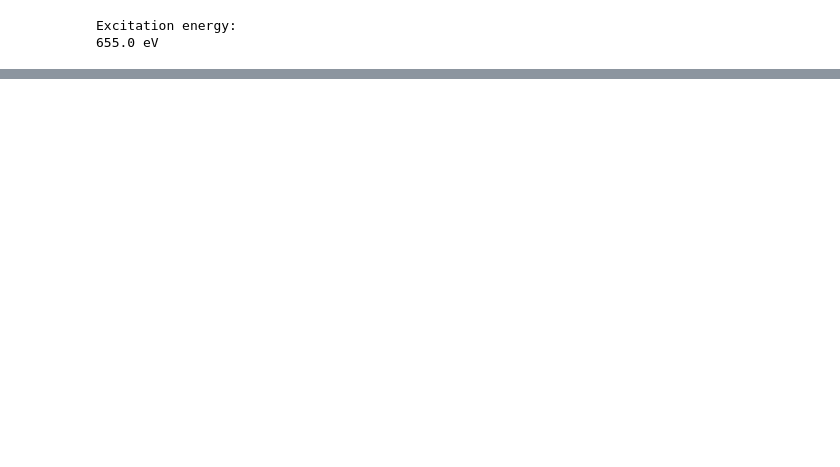
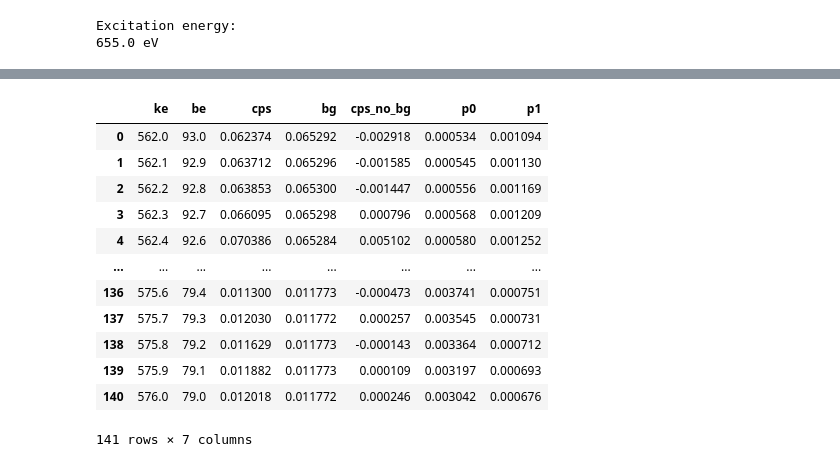
Before and after one commit to picklerixs/meitner, a Jupyter notebook: test.ipynb, the cells around one changed output, grey strips where cells are left out. Cells and saved outputs as stored; diff of their text form; code cells hidden in the pictures; blank space fills up the shorter version.

```diff
--- a/test.ipynb
+++ b/test.ipynb
@@ -20,3 +33,19 @@ x.plot_survey(keys_list=['Au'])
+# %%
+df
+# %% [output]
+|  | ke | be | cps | bg | cps_no_bg | p0 | p1 |
+| 0 | 562.0 | 93.0 | 0.062374 | 0.065292 | -0.002918 | 0.000534 | 0.001094 |
+| 1 | 562.1 | 92.9 | 0.063712 | 0.065296 | -0.001585 | 0.000545 | 0.001130 |
+| 2 | 562.2 | 92.8 | 0.063853 | 0.065300 | -0.001447 | 0.000556 | 0.001169 |
+| 3 | 562.3 | 92.7 | 0.066095 | 0.065298 | 0.000796 | 0.000568 | 0.001209 |
+| 4 | 562.4 | 92.6 | 0.070386 | 0.065284 | 0.005102 | 0.000580 | 0.001252 |
+| ... | ... | ... | ... | ... | ... | ... | ... |
+| 136 | 575.6 | 79.4 | 0.011300 | 0.011773 | -0.000473 | 0.003741 | 0.000751 |
+| 137 | 575.7 | 79.3 | 0.012030 | 0.011772 | 0.000257 | 0.003545 | 0.000731 |
+| 138 | 575.8 | 79.2 | 0.011629 | 0.011773 | -0.000143 | 0.003364 | 0.000712 |
+| 139 | 575.9 | 79.1 | 0.011882 | 0.011773 | 0.000109 | 0.003197 | 0.000693 |
+| 140 | 576.0 | 79.0 | 0.012018 | 0.011772 | 0.000246 | 0.003042 | 0.000676 |
+141 rows × 7 columns
 # %%
 df = x.df_dict['Au']
 fig, ax = plt.subplots()
```
Also changed, not shown: parts of 6 cells of this notebook, 1 other file.
